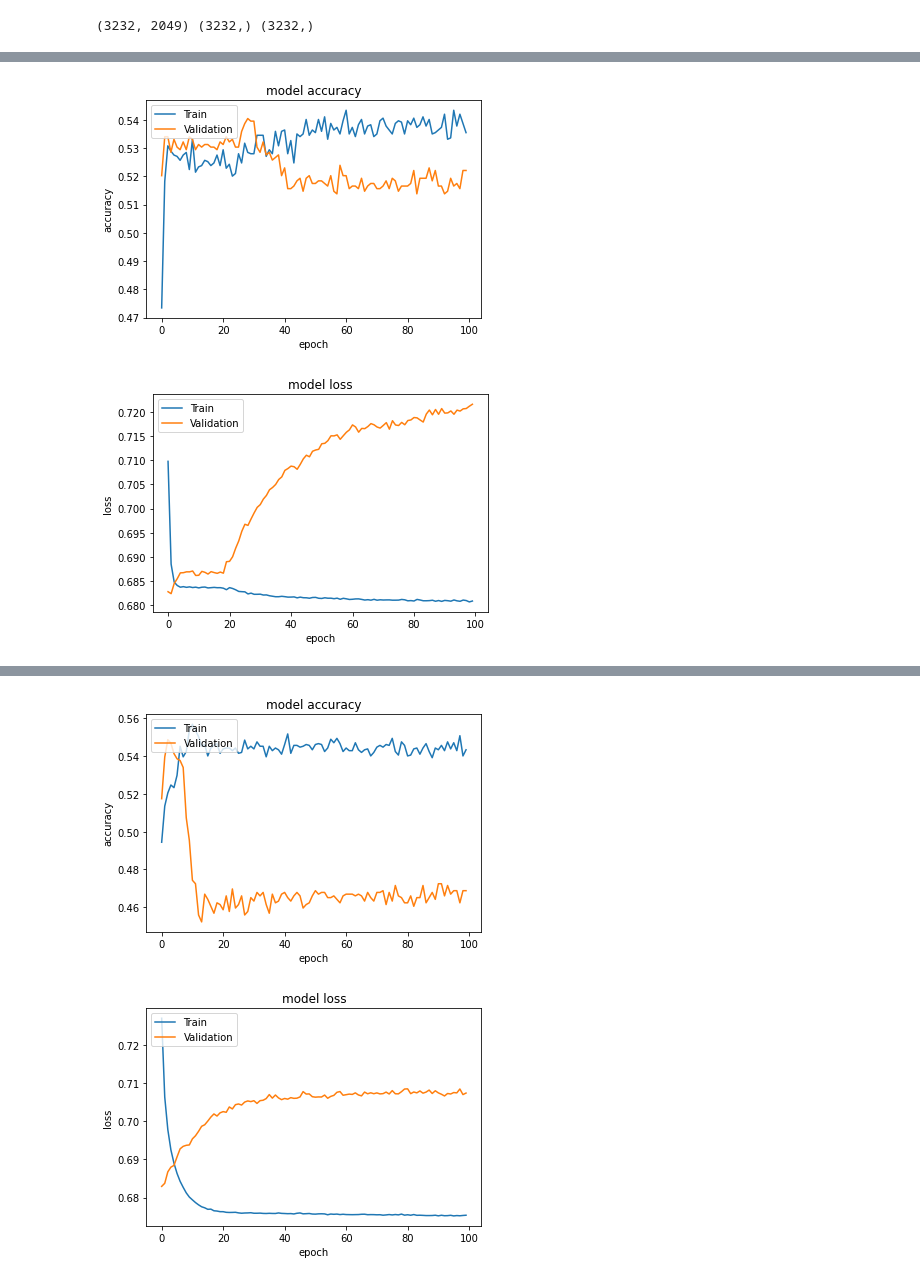
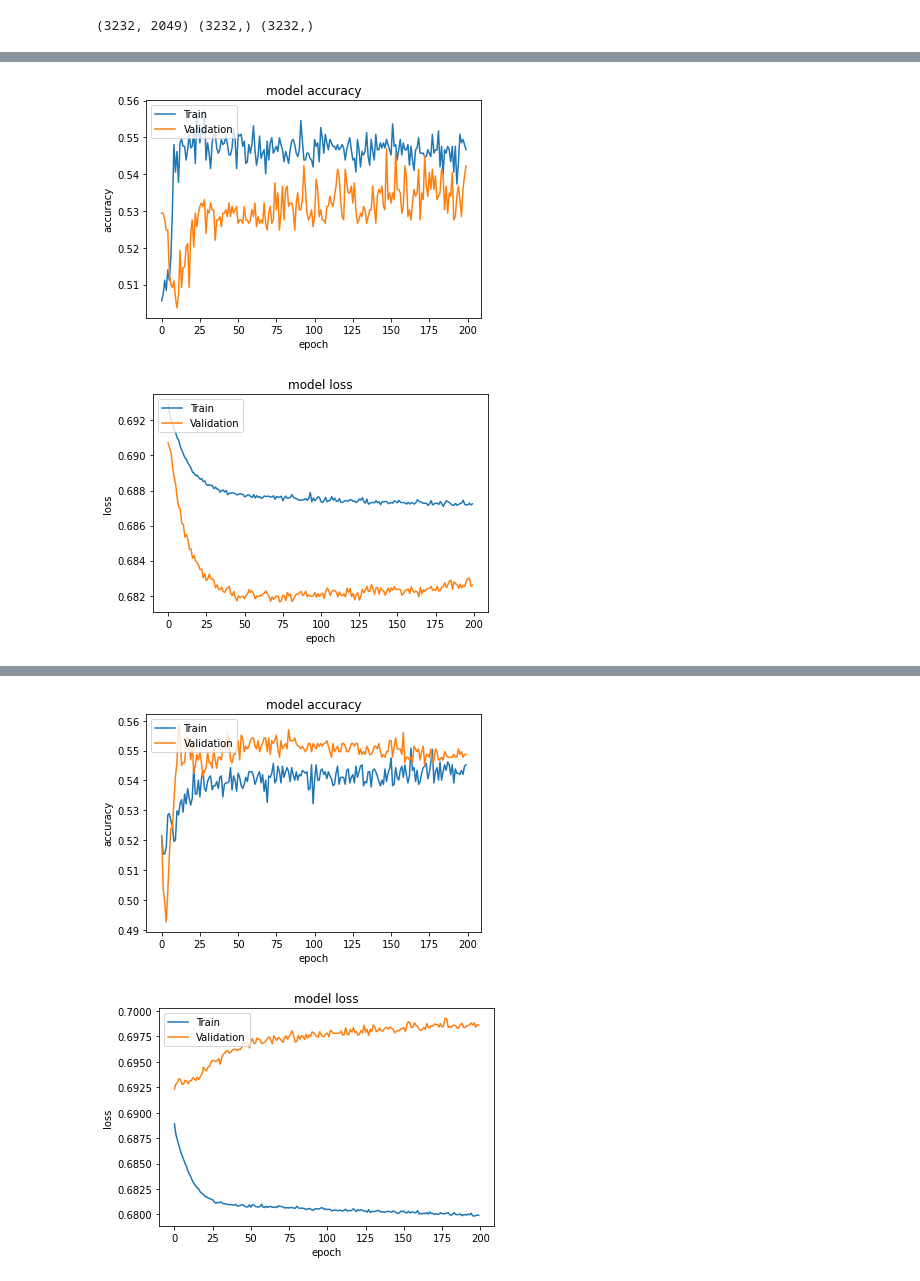
Before and after one commit to eegyolk-ai/eegyolk, a Jupyter notebook: dyslexiaprediction_nadine/ML_on_timeseries.ipynb, the cells around one changed output, grey strips where cells are left out. Cells and saved outputs as stored; diff of their text form; code cells hidden in the pictures.

```diff
--- a/dyslexiaprediction_nadine/ML_on_timeseries.ipynb
+++ b/dyslexiaprediction_nadine/ML_on_timeseries.ipynb
@@ -93,8 +93,8 @@ Checking out file: 201a_epo.fif
 # %% [markdown]
 Define which experiment you want to look at.
 # %%
-standard_events = ['GiepM_S'] # standards: 'GiepM_S','GiepS_S','GopM_S','GopS_S'
-deviant_events = ['GiepM_D'] # deviants: 'GiepM_D','GiepS_D','GopM_D','GopS_D'
+standard_events = ['GiepS_S'] # standards: 'GiepM_S','GiepS_S','GopM_S','GopS_S'
+deviant_events = ['GiepS_D'] # deviants: 'GiepM_D','GiepS_D','GopM_D','GopS_D'
 # %%
 def input_ts_prep(epoch, standard_events, deviant_events):
     std_evoked = epoch[standard_events].average()
@@ -209,7 +215,7 @@ for train_index, val_index in gkf.split(data_array, label_array, groups=group_ar
     train_features = scaler.fit_transform(train_features.reshape(-1, train_features.shape[-1])).reshape(train_features.shape)
     val_features = scaler.transform(val_features.reshape(-1, val_features.shape[-1])).reshape(val_features.shape)
     model=cnnmodel()
-    history = model.fit(train_features,train_labels,epochs=100,batch_size=10,validation_data=(val_features,val_labels))
+    history = model.fit(train_features,train_labels,epochs=200,batch_size=16,validation_data=(val_features,val_labels))
     val_accuracy.append(model.evaluate(val_features,val_labels)[1])
 
 
@@ -250,2 +256,2 @@ Epoch 100/100
-[figure, old version]
+[figure, new version]
-[figure, old version]
+[figure, new version]
@@ -269,2 +275,2 @@ Epoch 100/100
-[figure, old version]
+[figure, new version]
-[figure, old version]
+[figure, new version]
```
Also changed, not shown: parts of 4 cells of this notebook, 1 other file.
